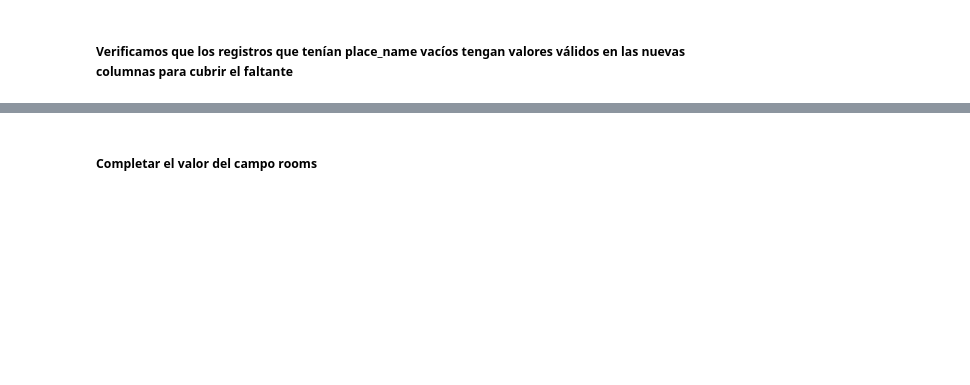
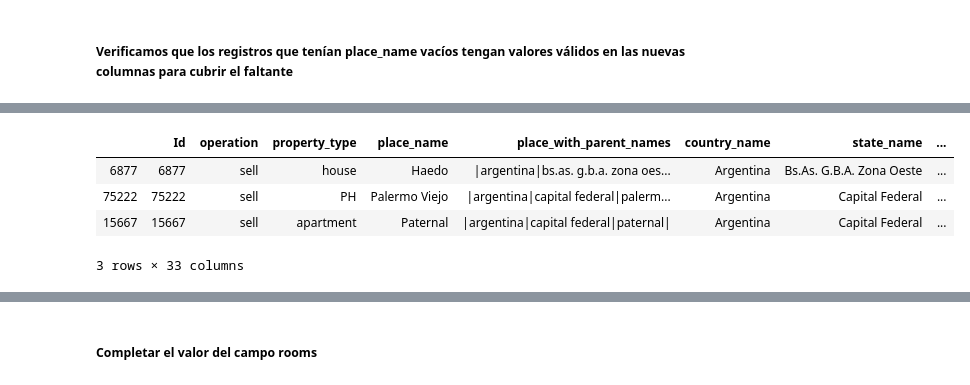
Before and after one commit to rdgagliano/DataScience-Grupo3, a Jupyter notebook: Desafio_1 (entrega 1).ipynb, the cells around one changed output, grey strips where cells are left out. Saved outputs shown, nothing was run; the diff lists cells and outputs as text; code cells hidden in the pictures; blank space fills up the shorter version.

Commit message:
Actualizacion notebook general de entrega
Se agrega el contenido de la notbook Desafio 1_Notebook SLM a la notebook general de entrega

```diff
--- a/Desafio_1 (entrega 1).ipynb
+++ b/Desafio_1 (entrega 1).ipynb
@@ -161,0 +358,3 @@ df[df['place_name'].isna()][['lat','lon','geonames_id','place_name','place_with_
+# %%
+#Primero vamos a ordenar el dataset para poder tener los partidos en orden y limpios
+df.rename(index=str, inplace=True)
@@ -161,0 +375,6 @@ df[df['place_name'].isna()][['lat','lon','geonames_id','place_name','place_with_
+# %%
+count_x_places = grouped_places.agg({"Id": "count"}) #agrupo y cuento
+
+count_x_places = count_x_places.rename(index=str, columns={"Id": "cantidad"}) #renombro la columna por cantidad
+
+count_x_places = count_x_places.sort_values(by=['cantidad'], ascending=False) #ordeno por cantidad descendente
@@ -161,0 +396,22 @@ df[df['place_name'].isna()][['lat','lon','geonames_id','place_name','place_with_
+# %%
+# Para cada columna busco vacios y asigno None
+
+for column_name in df_places.columns:
+    df_places[column_name][df_places[column_name].apply(lambda column_name: True if regex.search('^\s*$', str(column_name)) else False)]=None
+
+df_places = df_places.sort_values(by=['provincia','partido','localidad']) #ordeno
+
+# creo df de provincias partidos y localidades
+df_provincias = pd.DataFrame(df_places.provincia.unique(),columns=['nombre'])
+df_partidos = pd.DataFrame(df_places.partido.unique(),columns=['nombre'])
+df_localidades = pd.DataFrame(df_places.localidad.unique(),columns=['nombre'])
+
+def buscar_reemplazar_place_column(row,column_name,df_base):
+    if row[column_name]:
+        idx = df_base.index[df_base.nombre == row[column_name]]
+        return int(idx.data[0])
+
+df_places.provincia =  df_places.apply(buscar_reemplazar_place_column,args=('provincia',df_provincias),axis=1)
+df_places.partido =  df_places.apply(buscar_reemplazar_place_column,args=('partido',df_partidos),axis=1)
+df_places.localidad =  df_places.apply(buscar_reemplazar_place_column,args=('localidad',df_localidades),axis=1)
+df_places.sample(5)
@@ -161,0 +426,20 @@ df[df['place_name'].isna()][['lat','lon','geonames_id','place_name','place_with_
+# %%
+# agrega la relacion para las columnas que se vayan pasando respecto al dataframe de provincias, localidades y partidos
+
+def agregar_columna_place(row,column_name,test):
+    if (row.place_with_parent_names):
+        return df_places.loc[row.place_with_parent_names][column_name]
+
+provincias = df.apply(agregar_columna_place,args=('provincia','random'),axis=1)
+df['provincia'] = pd.Series(provincias, index=df.index)
+partidos = df.apply(agregar_columna_place,args=('partido','random'),axis=1)
+df['partido'] = pd.Series(partidos, index=df.index)
+localidades = df.apply(agregar_columna_place,args=('localidad','random'),axis=1)
+df['localidad'] = pd.Series(localidades, index=df.index)
+df.sample(3)
+# %% [output]
+|  | Id | operation | property_type | place_name | place_with_parent_names | country_name | state_name | ... |
+| 6877 | 6877 | sell | house | Haedo | |argentina|bs.as. g.b.a. zona oes... | Argentina | Bs.As. G.B.A. Zona Oeste | ... |
+| 75222 | 75222 | sell | PH | Palermo Viejo | |argentina|capital federal|palerm... | Argentina | Capital Federal | ... |
+| 15667 | 15667 | sell | apartment | Paternal | |argentina|capital federal|paternal| | Argentina | Capital Federal | ... |
+3 rows × 33 columns
```
Also changed, not shown: parts of 57 cells of this notebook, 1 other file.
